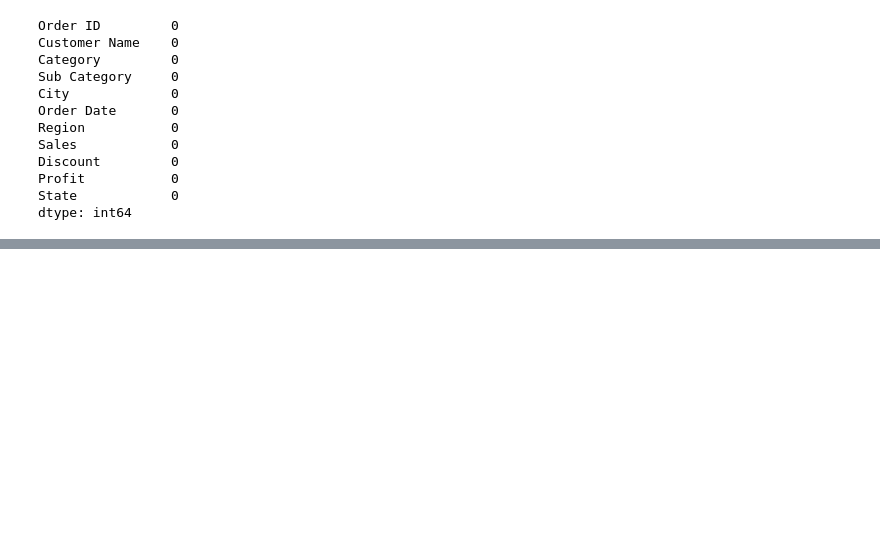
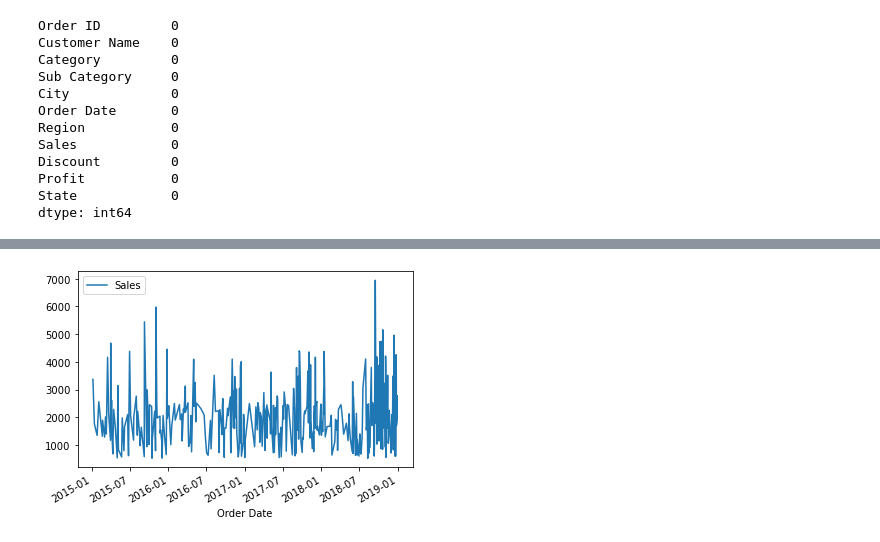
Before and after one commit to ruwzeta/1007FinalProject, a Jupyter notebook: Data Cleaning.ipynb, the cells around one changed output, grey strips where cells are left out. Saved outputs shown, nothing was run; the diff lists cells and outputs as text; code cells hidden in the pictures; blank space fills up the shorter version.

Commit message:
Data cleaned

```diff
--- a/Data Cleaning.ipynb
+++ b/Data Cleaning.ipynb
@@ -85,0 +84,7 @@ for col in df_cleaned:
+# %%
+df_cleaned
+df2_masala = df_cleaned.loc[df_cleaned['Sub Category'] == 'Masalas']
+df2 = df2_masala[['Sales','Order Date']]
+df2['Order Date'] = df2['Order Date'].str.replace('/','-')
+df2_grouped = df2.groupby(['Order Date']).sum()
+df2_grouped
@@ -85,0 +113,6 @@ for col in df_cleaned:
+# %%
+df2_grouped.index = pd.to_datetime(df2_grouped.index,format="%m-%d-%Y", errors='coerce', dayfirst=True)
+df2_grouped.plot()
+plt.show()
+# %% [output]
+[figure, added]
```
Also changed, not shown: parts of 9 cells of this notebook.
